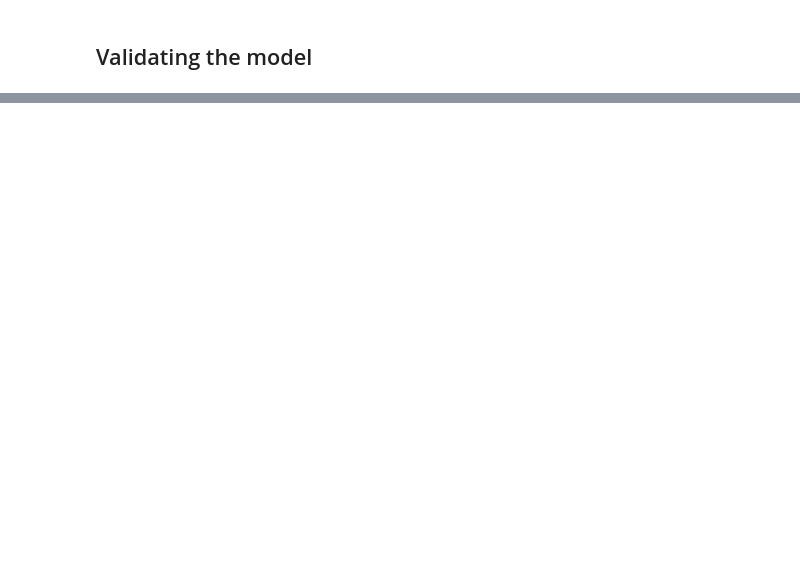
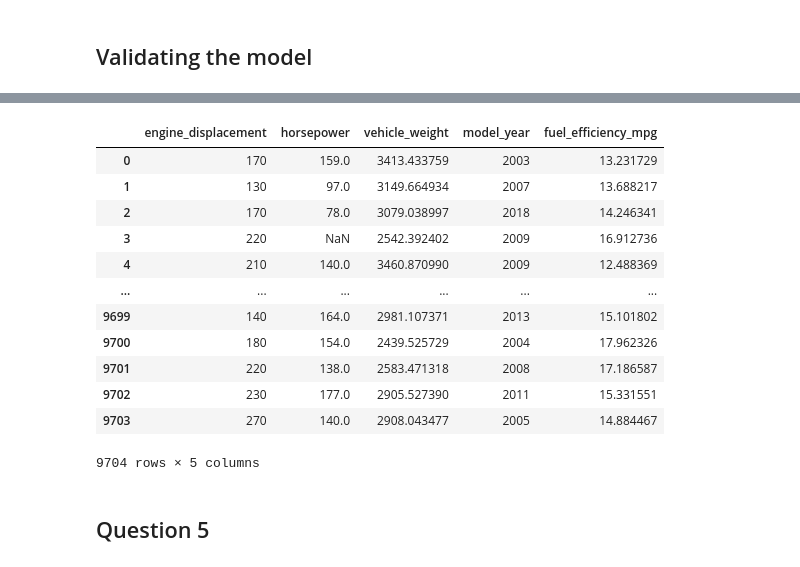
Before and after one commit to moolajide06/machine-learning-zoomcamp-homework-2025, a Jupyter notebook: 02-regression/hw2.ipynb, the cells around one changed output, grey strips where cells are left out. Saved outputs shown, nothing was run; the diff lists cells and outputs as text; code cells hidden in the pictures; blank space fills up the shorter version.

```diff
--- a/02-regression/hw2.ipynb
+++ b/02-regression/hw2.ipynb
@@ -247,0 +283,18 @@ np.float64(0.46092708133255383)
+# %%
+df
+# %% [output]
+|  | engine_displacement | horsepower | vehicle_weight | model_year | fuel_efficiency_mpg |
+| 0 | 170 | 159.0 | 3413.433759 | 2003 | 13.231729 |
+| 1 | 130 | 97.0 | 3149.664934 | 2007 | 13.688217 |
+| 2 | 170 | 78.0 | 3079.038997 | 2018 | 14.246341 |
+| 3 | 220 | NaN | 2542.392402 | 2009 | 16.912736 |
+| 4 | 210 | 140.0 | 3460.870990 | 2009 | 12.488369 |
+| ... | ... | ... | ... | ... | ... |
+| 9699 | 140 | 164.0 | 2981.107371 | 2013 | 15.101802 |
+| 9700 | 180 | 154.0 | 2439.525729 | 2004 | 17.962326 |
+| 9701 | 220 | 138.0 | 2583.471318 | 2008 | 17.186587 |
+| 9702 | 230 | 177.0 | 2905.527390 | 2011 | 15.331551 |
+| 9703 | 270 | 140.0 | 2908.043477 | 2005 | 14.884467 |
+9704 rows × 5 columns
+# %% [markdown]
+## Question 5
```
Also changed, not shown: parts of 16 cells of this notebook.
